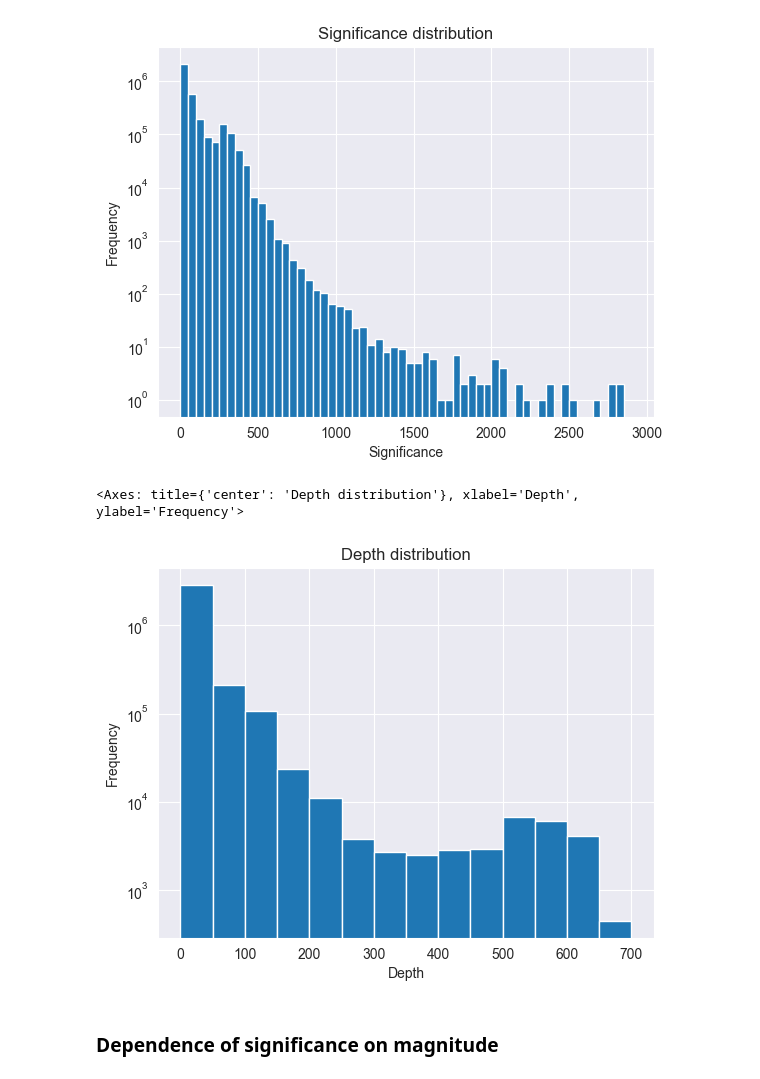
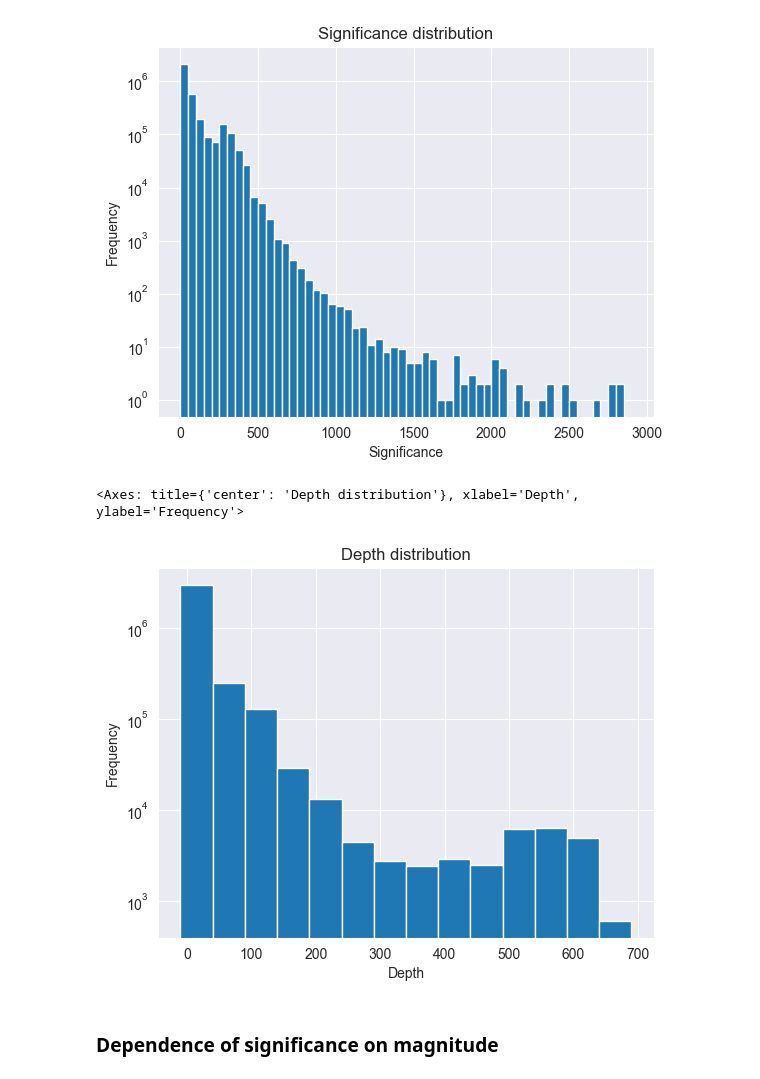
Before and after one commit to DenisIndenbom/DSBA-analytical-project, a Jupyter notebook: project.ipynb, the cells around one changed output. Saved outputs shown, nothing was run; the diff lists cells and outputs as text; code cells hidden in the pictures.

```diff
--- a/project.ipynb
+++ b/project.ipynb
@@ -211,10 +209,12 @@ df['significance'].plot(kind='hist', bins=np.arange(0., df['significance'].max()
 <Axes: title={'center': 'Significance distribution'}, xlabel='Significance', ylabel='Frequency'>
 [figure]
 # %%
-df['depth'].plot(kind='hist', bins=np.arange(0., df['depth'].max(), 50), log=True, title='Depth distribution', xlabel='Depth')
+df['depth'].plot(kind='hist', bins=np.arange(df['depth'].min(), df['depth'].max(), 50), log=True,
+                 title='Depth distribution',
+                 xlabel='Depth')
 # %% [output]
 <Axes: title={'center': 'Depth distribution'}, xlabel='Depth', ylabel='Frequency'>
-[figure, old version]
+[figure, new version]
 # %% [markdown]
 ### Dependence of significance on magnitude
 # %%
```
Also changed, not shown: parts of 13 cells of this notebook.
